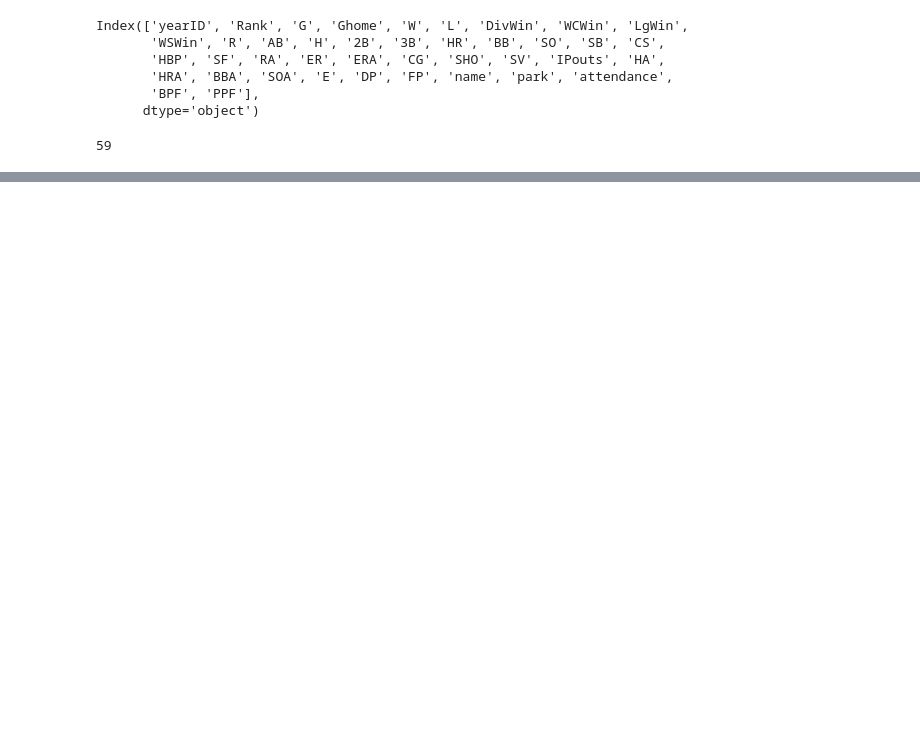
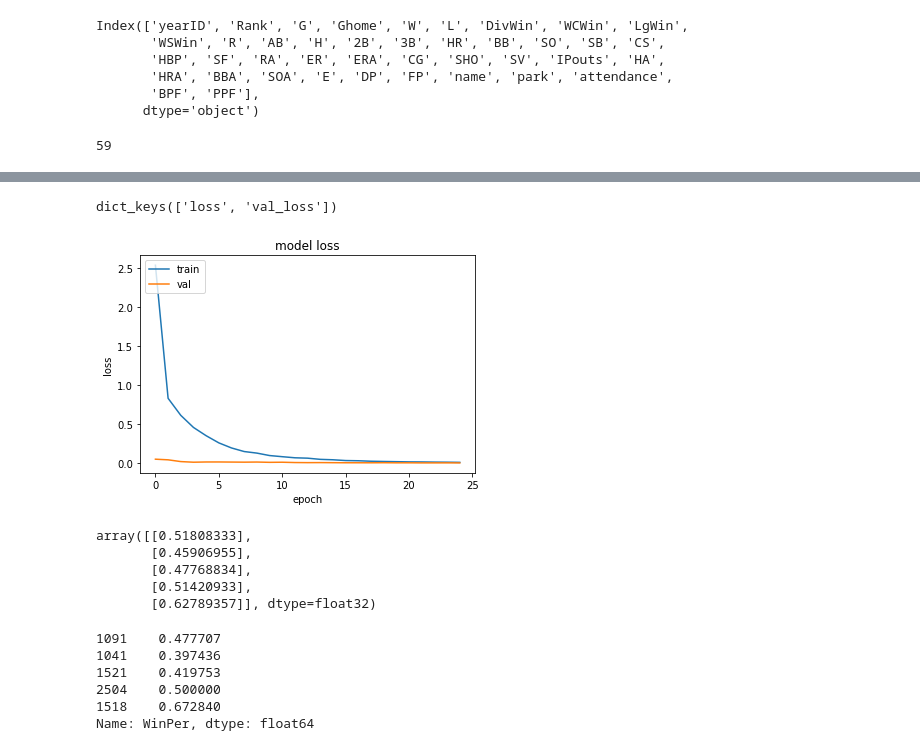
Before and after one commit to davidhu7/HackDavis, a Jupyter notebook: MLmodels/model.ipynb, the cells around one changed output, grey strips where cells are left out. Saved outputs shown, nothing was run; the diff lists cells and outputs as text; code cells hidden in the pictures; blank space fills up the shorter version.

Commit message:
our model and csv file

```diff
--- a/MLmodels/model.ipynb
+++ b/MLmodels/model.ipynb
@@ -131,0 +123,4 @@ print(X_train.shape,X_test.shape,y_train.shape,y_test.shape)
+# %%
+Xtraining_prepared = full_pipeline.fit_transform(X_train)
+Xtest_prepared = full_pipeline.fit_transform(X_test)
+training_prepared = full_pipeline.fit_transform(training_data)
@@ -131,0 +141,10 @@ print(X_train.shape,X_test.shape,y_train.shape,y_test.shape)
+# %%
+#the Random Forest Model
+rfc_model = RandomForestRegressor(criterion='mse', n_estimators=700,
+                             min_samples_split=10,min_samples_leaf=1,
+                             max_features='auto',oob_score=True,
+                             random_state=1,n_jobs=-1)
+rfc_model.fit(Xtraining_prepared,y_train)
+# pred = rfc_model.predict(Xtest_prepared)
+# print("-----The accuracy of Random Forest  model----- ")
+# print("The accuracy: ",round(accuracy_score(pred,y_test)*100,2))
@@ -131,0 +161,14 @@ print(X_train.shape,X_test.shape,y_train.shape,y_test.shape)
+# %%
+model = keras.models.Sequential([
+    keras.layers.Dense(150,kernel_initializer="he_normal",activation="elu"),
+    keras.layers.Dropout(0.5),
+    keras.layers.Dense(60,kernel_initializer="he_normal",activation="elu"),
+    keras.layers.Dense(10,kernel_initializer="he_normal",activation="elu"),
+    keras.layers.Dropout(0.5),
+    keras.layers.Dense(1),
+
+])
+optimizer = keras.optimizers.Adam(learning_rate=0.001)
+model.compile(loss="mse",optimizer=optimizer)
+# %%
+model.fit(Xtraining_prepared,y_train,batch_size=12,epochs=25,validation_data =(Xtest_prepared,y_test))
@@ -131,0 +194,31 @@ print(X_train.shape,X_test.shape,y_train.shape,y_test.shape)
+# %%
+model.history.history.keys()
+# %% [output]
+dict_keys(['loss', 'val_loss'])
+# %%
+plt.plot(model.history.history['loss'])
+plt.plot(model.history.history['val_loss'])
+plt.title('model loss')
+plt.ylabel('loss')
+plt.xlabel('epoch')
+plt.legend(['train', 'val'], loc='upper left')
+plt.show()
+# %% [output]
+[figure, added]
+# %%
+model.predict(Xtest_prepared)[:5]
+# %% [output]
+array([[0.51808333],
+       [0.45906955],
+       [0.47768834],
+       [0.51420933],
+       [0.62789357]], dtype=float32)
+# %%
+y_test[:5]
+# %% [output]
+1091    0.477707
+1041    0.397436
+1521    0.419753
+2504    0.500000
+1518    0.672840
+Name: WinPer, dtype: float64
```
Also changed, not shown: parts of 23 cells of this notebook, 2 other files.
